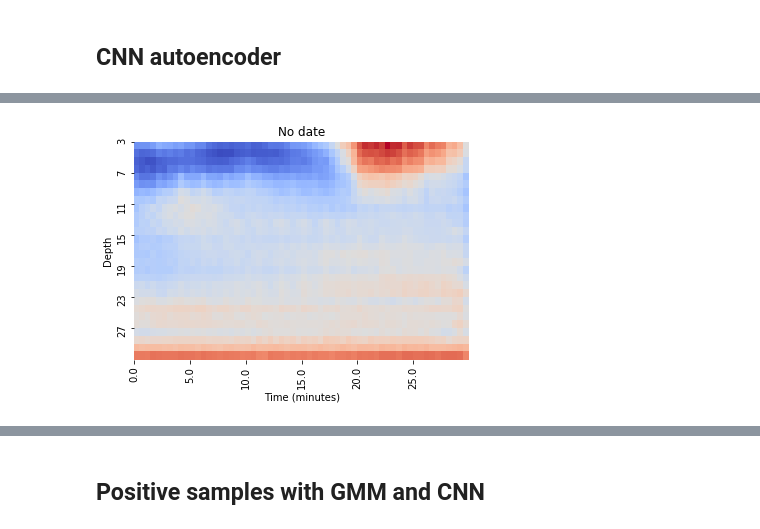
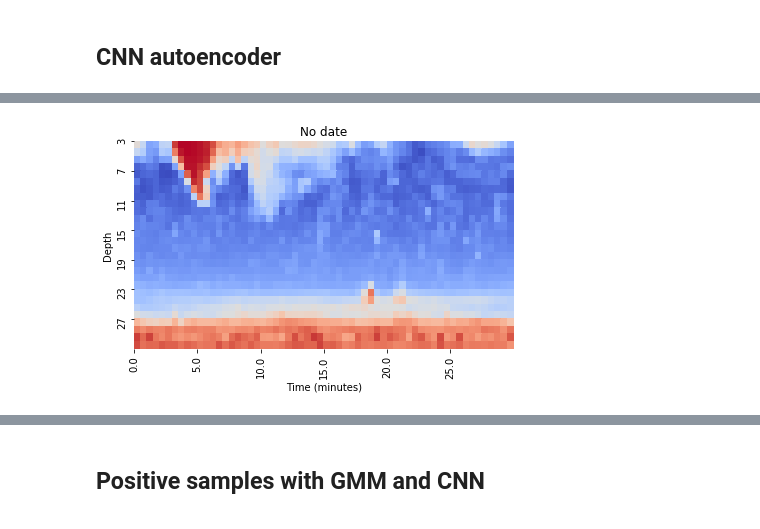
Before and after one commit to Igor-Ryazanov/DeepWater, a Jupyter notebook: Data processing 1.ipynb, the cells around one changed output, grey strips where cells are left out. Drawn from its saved outputs; the diff is of its cells as text; code cells hidden in the pictures.

```diff
--- a/Data processing 1.ipynb
+++ b/Data processing 1.ipynb
@@ -127,4 +155,4 @@ test_reconst = ae.test_reconstruction(model, wake_samples[17,:,:-1,:])
 # %%
-wp.make_heatmap(test_reconst[3], None)
+wp.make_heatmap(wake_samples[141,3,:-1,:], None)
 # %% [output]
-[figure, old version]
+[figure, new version]
```
Also changed, not shown: parts of 29 cells of this notebook, 22 other files.
